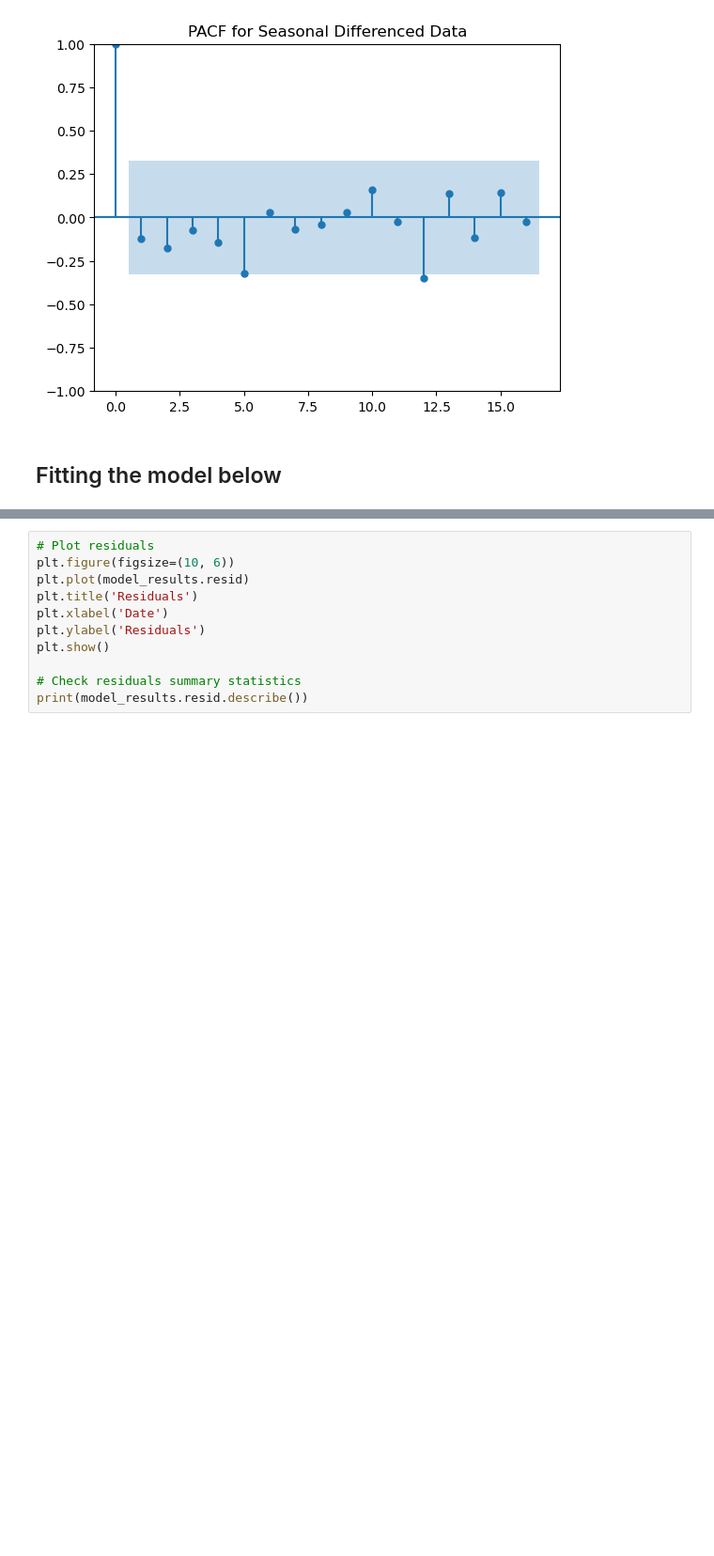
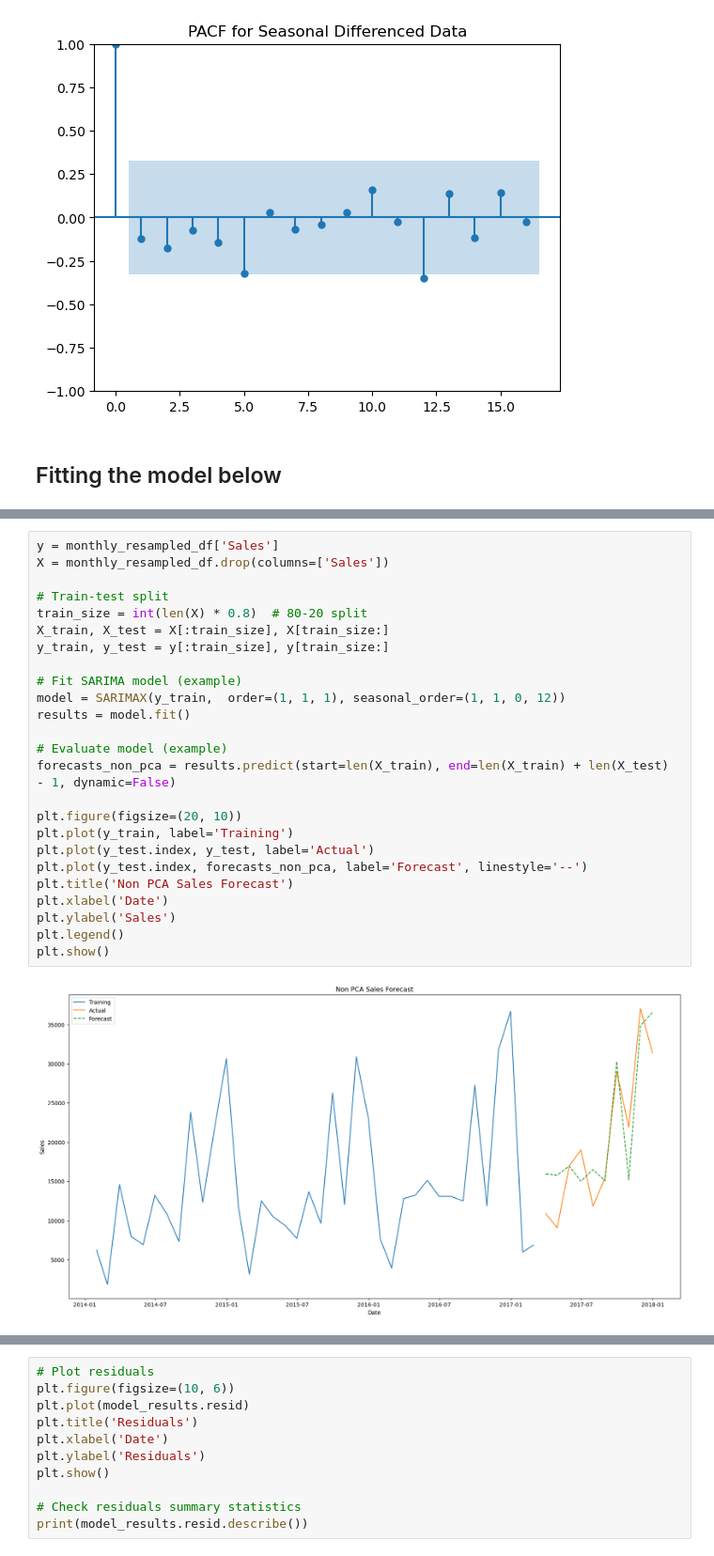
Before and after one commit to filmonmichael/2024-Phase-2-Data, a Jupyter notebook: part1-submission.ipynb, the cells around one changed output, grey strips where cells are left out. Shown at 94% size. Saved outputs shown, nothing was run; the diff lists cells and outputs as text; blank space fills up the shorter version.

Commit message:
pca vs non pca predictions exactly the same results

```diff
--- a/part1-submission.ipynb
+++ b/part1-submission.ipynb
@@ -581,3 +613,30 @@ Warnings:
 [1] Covariance matrix calculated using the outer product of gradients (complex-step).
 [2] Covariance matrix is singular or near-singular, with condition number 2.95e+32. Standard errors may be unstable.
 [figure]
+# %%
+y = monthly_resampled_df['Sales']
+X = monthly_resampled_df.drop(columns=['Sales'])
+
+# Train-test split
+train_size = int(len(X) * 0.8)  # 80-20 split
+X_train, X_test = X[:train_size], X[train_size:]
+y_train, y_test = y[:train_size], y[train_size:]
+
+# Fit SARIMA model (example)
+model = SARIMAX(y_train,  order=(1, 1, 1), seasonal_order=(1, 1, 0, 12))
+results = model.fit()
+
+# Evaluate model (example)
+forecasts_non_pca = results.predict(start=len(X_train), end=len(X_train) + len(X_test) - 1, dynamic=False)
+
+plt.figure(figsize=(20, 10))
+plt.plot(y_train, label='Training')
+plt.plot(y_test.index, y_test, label='Actual')
+plt.plot(y_test.index, forecasts_non_pca, label='Forecast', linestyle='--')
+plt.title('Non PCA Sales Forecast')
+plt.xlabel('Date')
+plt.ylabel('Sales')
+plt.legend()
+plt.show()
+# %% [output]
+[figure, added]
```
Also changed, not shown: parts of 7 cells of this notebook.
